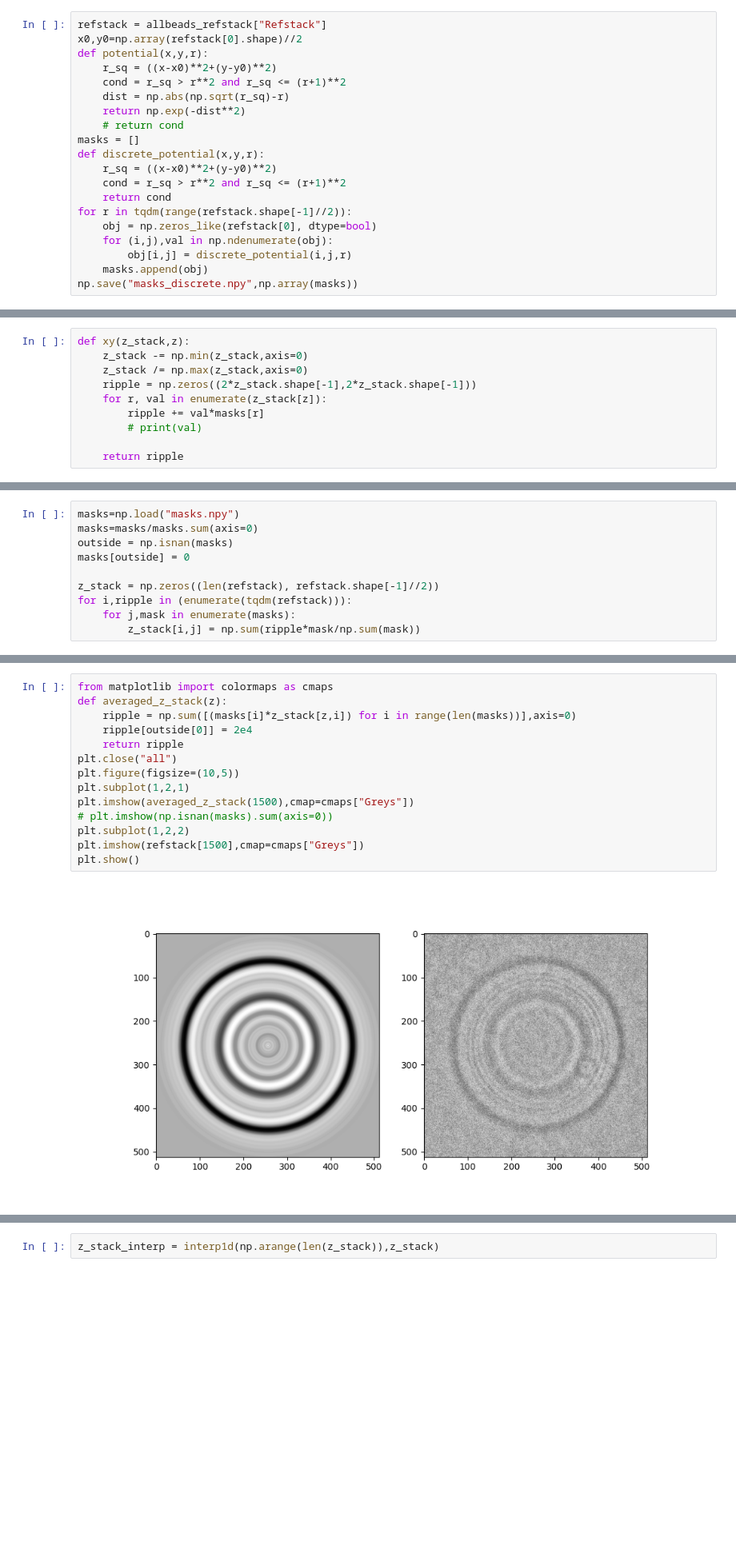
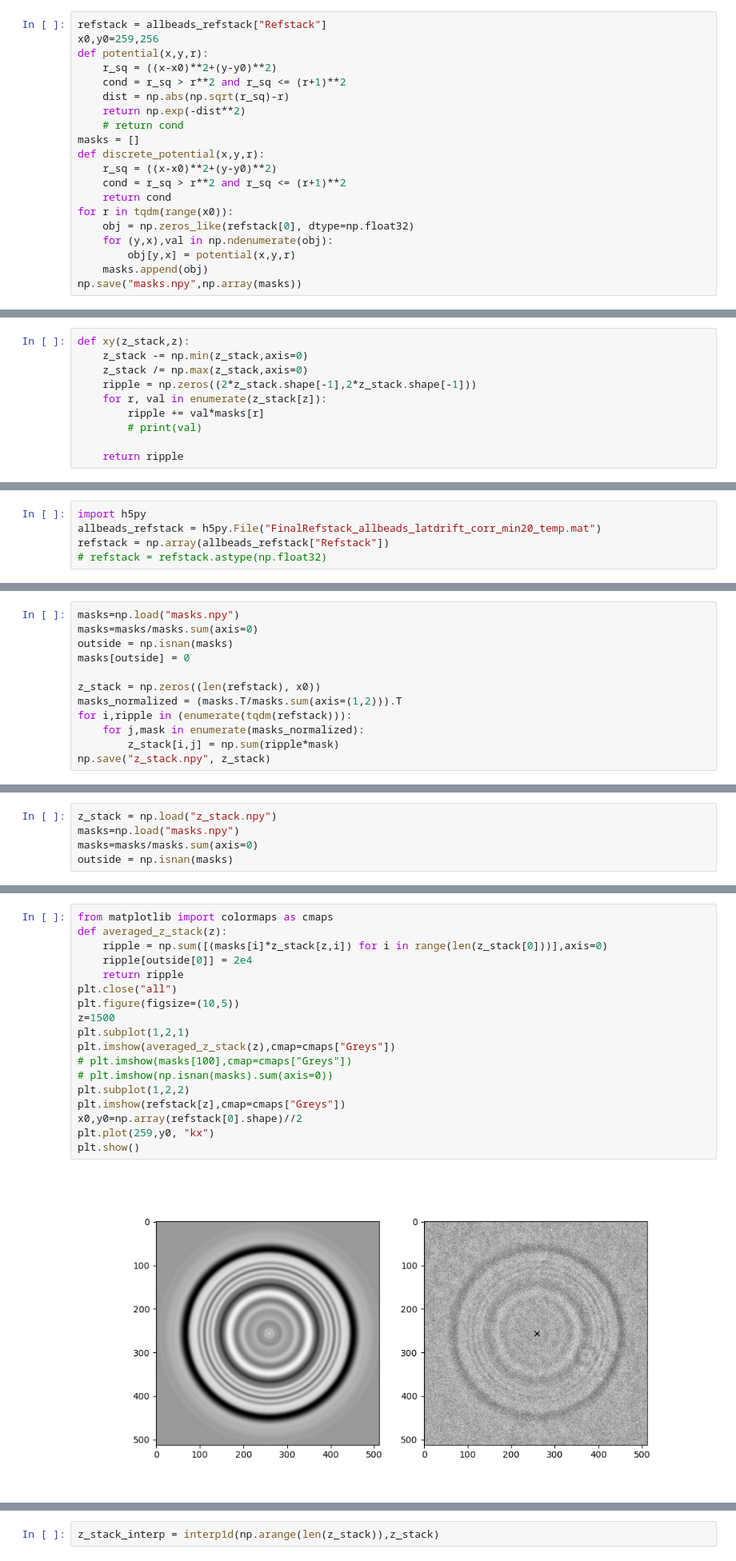
Before and after one commit to till-robert/ultralytics, a Jupyter notebook: data_gen/Spot_size_calibration.ipynb, the cells around one changed output, grey strips where cells are left out. Shown at 80% size. Saved outputs shown, nothing was run; the diff lists cells and outputs as text; blank space fills up the shorter version.

```diff
--- a/data_gen/Spot_size_calibration.ipynb
+++ b/data_gen/Spot_size_calibration.ipynb
@@ -190,6 +192,6 @@ from tqdm import tqdm
 # %%
 refstack = allbeads_refstack["Refstack"]
-x0,y0=np.array(refstack[0].shape)//2
+x0,y0=259,256
 def potential(x,y,r):
     r_sq = ((x-x0)**2+(y-y0)**2)
     cond = r_sq > r**2 and r_sq <= (r+1)**2
@@ -201,9 +203,9 @@ def discrete_potential(x,y,r):
     r_sq = ((x-x0)**2+(y-y0)**2)
     cond = r_sq > r**2 and r_sq <= (r+1)**2
     return cond
-for r in tqdm(range(refstack.shape[-1]//2)):
-    obj = np.zeros_like(refstack[0], dtype=bool)
-    for (i,j),val in np.ndenumerate(obj):
-        obj[i,j] = discrete_potential(i,j,r)
+for r in tqdm(range(x0)):
+    obj = np.zeros_like(refstack[0], dtype=np.float32)
+    for (y,x),val in np.ndenumerate(obj):
+        obj[y,x] = potential(x,y,r)
     masks.append(obj)
-np.save("masks_discrete.npy",np.array(masks))
+np.save("masks.npy",np.array(masks))
@@ -244,0 +254,5 @@ refstack = refstack.astype(np.float32)
+# %%
+import h5py
+allbeads_refstack = h5py.File("FinalRefstack_allbeads_latdrift_corr_min20_temp.mat")
+refstack = np.array(allbeads_refstack["Refstack"])
+# refstack = refstack.astype(np.float32)
@@ -248,7 +267,9 @@ masks=masks/masks.sum(axis=0)
 outside = np.isnan(masks)
 masks[outside] = 0
 
-z_stack = np.zeros((len(refstack), refstack.shape[-1]//2))
+z_stack = np.zeros((len(refstack), x0))
+masks_normalized = (masks.T/masks.sum(axis=(1,2))).T
 for i,ripple in (enumerate(tqdm(refstack))):
-    for j,mask in enumerate(masks):
-        z_stack[i,j] = np.sum(ripple*mask/np.sum(mask))
+    for j,mask in enumerate(masks_normalized):
+        z_stack[i,j] = np.sum(ripple*mask)
+np.save("z_stack.npy", z_stack)
@@ -256,0 +276,5 @@ np.save("z_stack.npy",z_stack)
+# %%
+z_stack = np.load("z_stack.npy")
+masks=np.load("masks.npy")
+masks=masks/masks.sum(axis=0)
+outside = np.isnan(masks)
@@ -257,19 +288,23 @@ np.save("z_stack.npy",z_stack)
 # %%
 from matplotlib import colormaps as cmaps
 def averaged_z_stack(z):
-    ripple = np.sum([(masks[i]*z_stack[z,i]) for i in range(len(masks))],axis=0)
+    ripple = np.sum([(masks[i]*z_stack[z,i]) for i in range(len(z_stack[0]))],axis=0)
     ripple[outside[0]] = 2e4
     return ripple
 plt.close("all")
 plt.figure(figsize=(10,5))
+z=1500
 plt.subplot(1,2,1)
-plt.imshow(averaged_z_stack(1500),cmap=cmaps["Greys"])
+plt.imshow(averaged_z_stack(z),cmap=cmaps["Greys"])
+# plt.imshow(masks[100],cmap=cmaps["Greys"])
 # plt.imshow(np.isnan(masks).sum(axis=0))
 plt.subplot(1,2,2)
-plt.imshow(refstack[1500],cmap=cmaps["Greys"])
+plt.imshow(refstack[z],cmap=cmaps["Greys"])
+x0,y0=np.array(refstack[0].shape)//2
+plt.plot(259,y0, "kx")
 plt.show()
 # %% [output]
-[figure, old version]
+[figure, new version]
 # %%
 
 plt.figure(figsize=(5,5))
```
Also changed, not shown: parts of 12 cells of this notebook.
